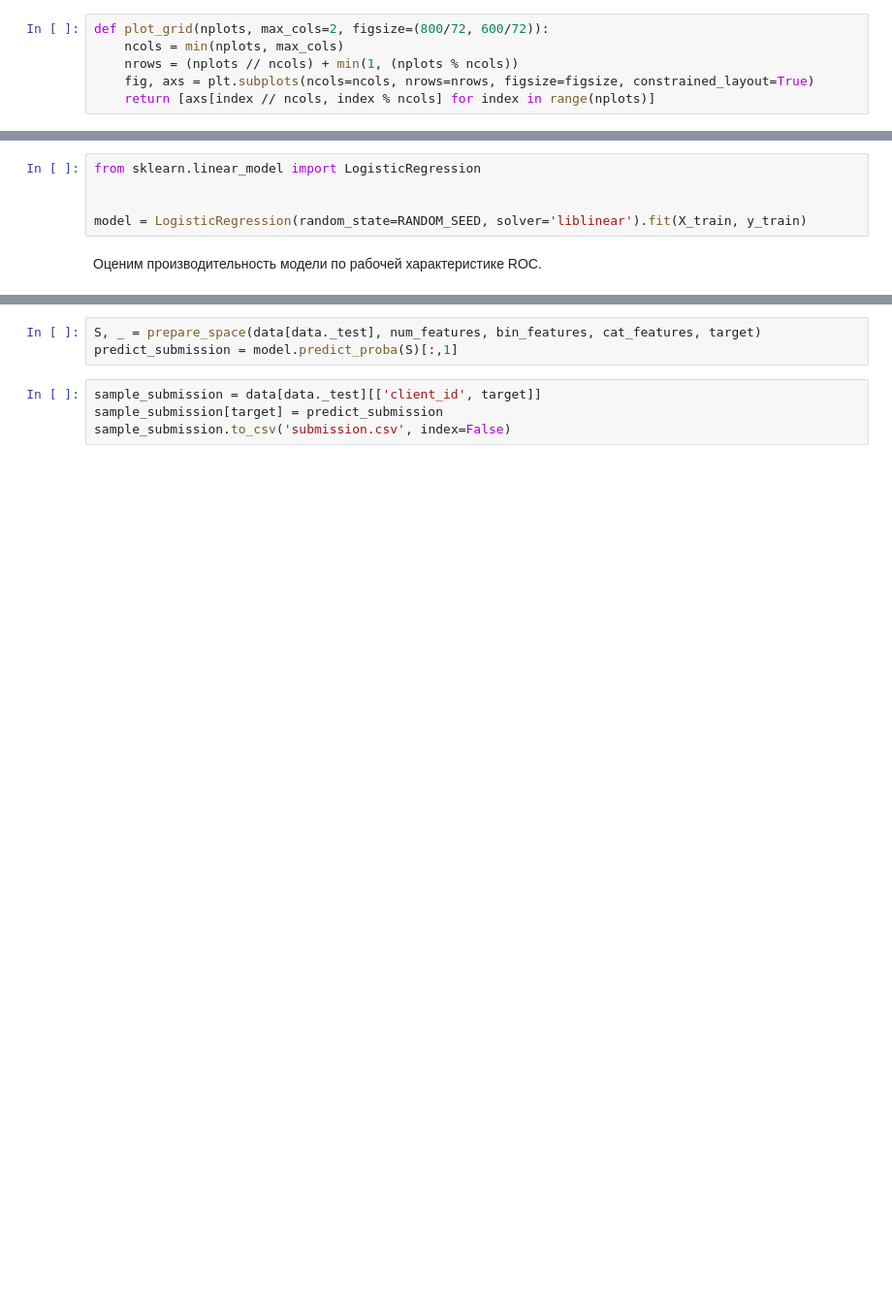
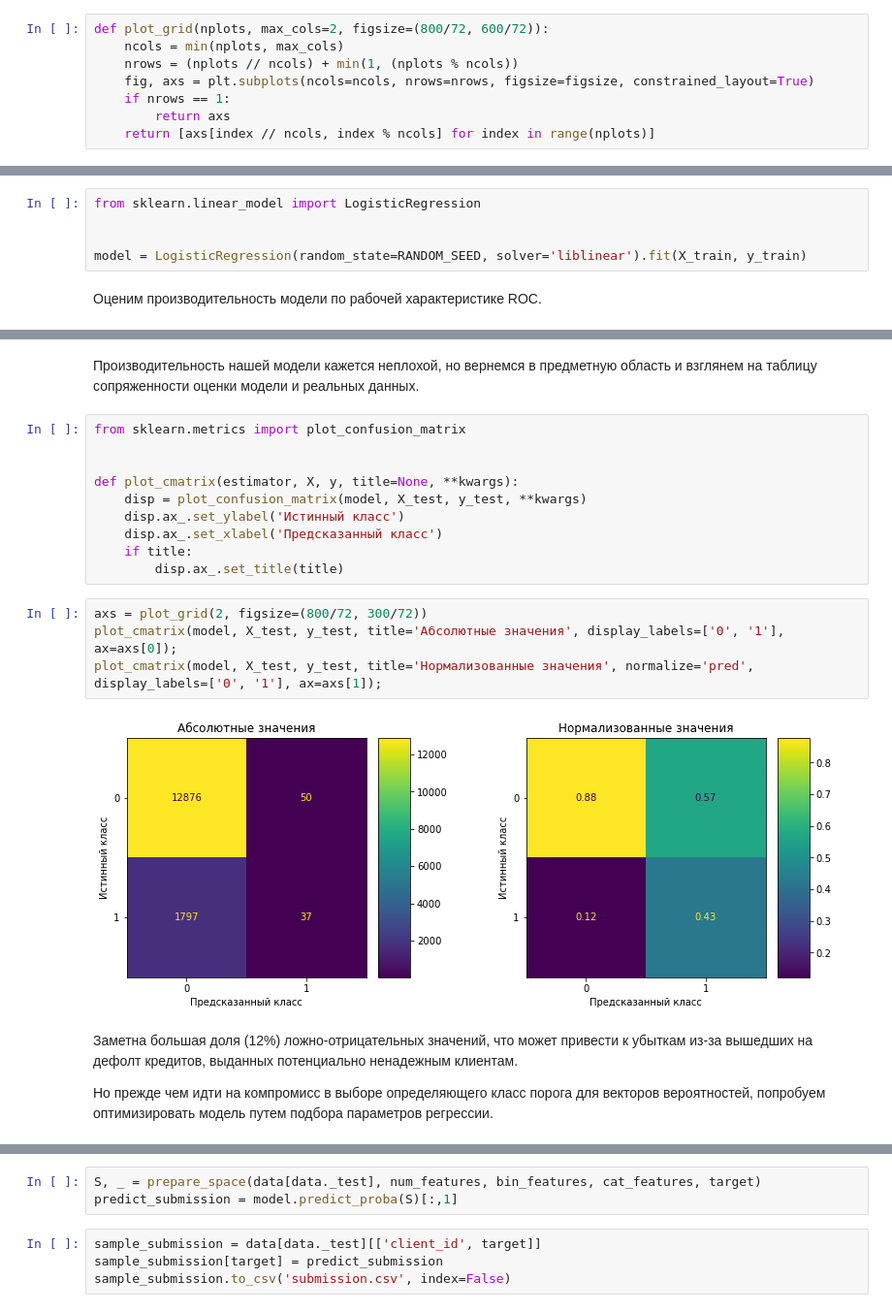
Before and after one commit to ivofrolov/skillfactory_rds, a Jupyter notebook: project 04 - scoring/sf-scoring-model.ipynb, the cells around one changed output, grey strips where cells are left out. Shown: that part at 97% size. Saved outputs shown, nothing was run; the diff lists cells and outputs as text; blank space fills up the shorter version.

```diff
--- a/project 04 - scoring/sf-scoring-model.ipynb
+++ b/project 04 - scoring/sf-scoring-model.ipynb
@@ -62,6 +80,8 @@ def plot_grid(nplots, max_cols=2, figsize=(800/72, 600/72)):
     ncols = min(nplots, max_cols)
     nrows = (nplots // ncols) + min(1, (nplots % ncols))
     fig, axs = plt.subplots(ncols=ncols, nrows=nrows, figsize=figsize, constrained_layout=True)
+    if nrows == 1:
+        return axs
     return [axs[index // ncols, index % ncols] for index in range(nplots)]
 # %%
 for column, ax in zip(num_features, plot_grid(len(num_features))):
@@ -173,0 +208,22 @@ plot_roc_curve(y_test, proba)
+# %% [markdown]
+Производительность нашей модели кажется неплохой, но вернемся в предметную область и взглянем на таблицу сопряженности оценки модели и реальных данных.
+# %%
+from sklearn.metrics import plot_confusion_matrix
+
+
+def plot_cmatrix(estimator, X, y, title=None, **kwargs):
+    disp = plot_confusion_matrix(model, X_test, y_test, **kwargs)
+    disp.ax_.set_ylabel('Истинный класс')
+    disp.ax_.set_xlabel('Предсказанный класс')
+    if title:
+        disp.ax_.set_title(title)
+# %%
+axs = plot_grid(2, figsize=(800/72, 300/72))
+plot_cmatrix(model, X_test, y_test, title='Абсолютные значения', display_labels=['0', '1'], ax=axs[0]);
+plot_cmatrix(model, X_test, y_test, title='Нормализованные значения', normalize='pred', display_labels=['0', '1'], ax=axs[1]);
+# %% [output]
+[figure, added]
+# %% [markdown]
+Заметна большая доля (12%) ложно-отрицательных значений, что может привести к убыткам из-за вышедших на дефолт кредитов, выданных потенциально ненадежным клиентам.
+
+Но прежде чем идти на компромисс в выборе определяющего класс порога для векторов вероятностей, попробуем оптимизировать модель путем подбора параметров регрессии.
```
Also changed, not shown: parts of 17 cells of this notebook.
